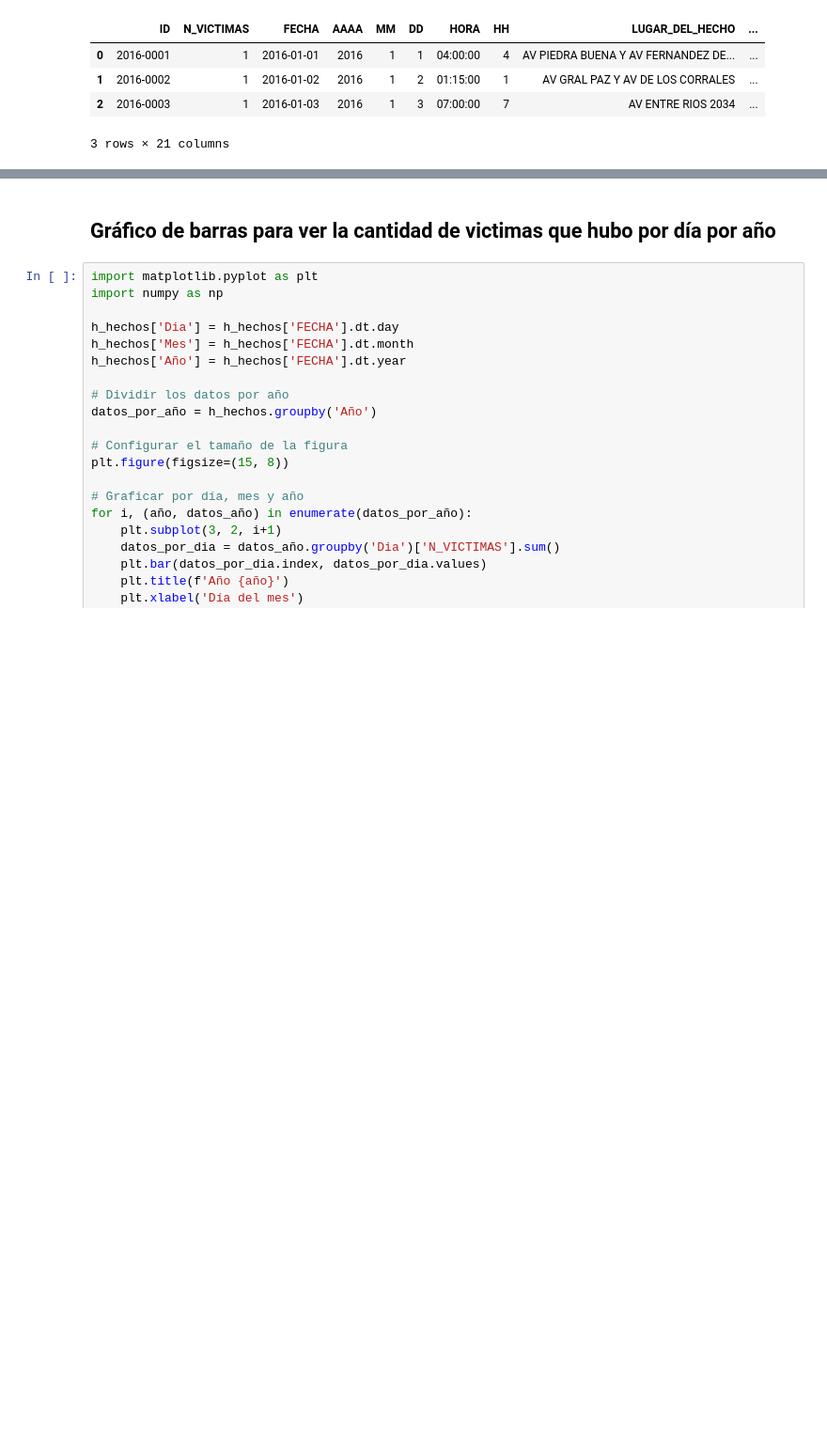
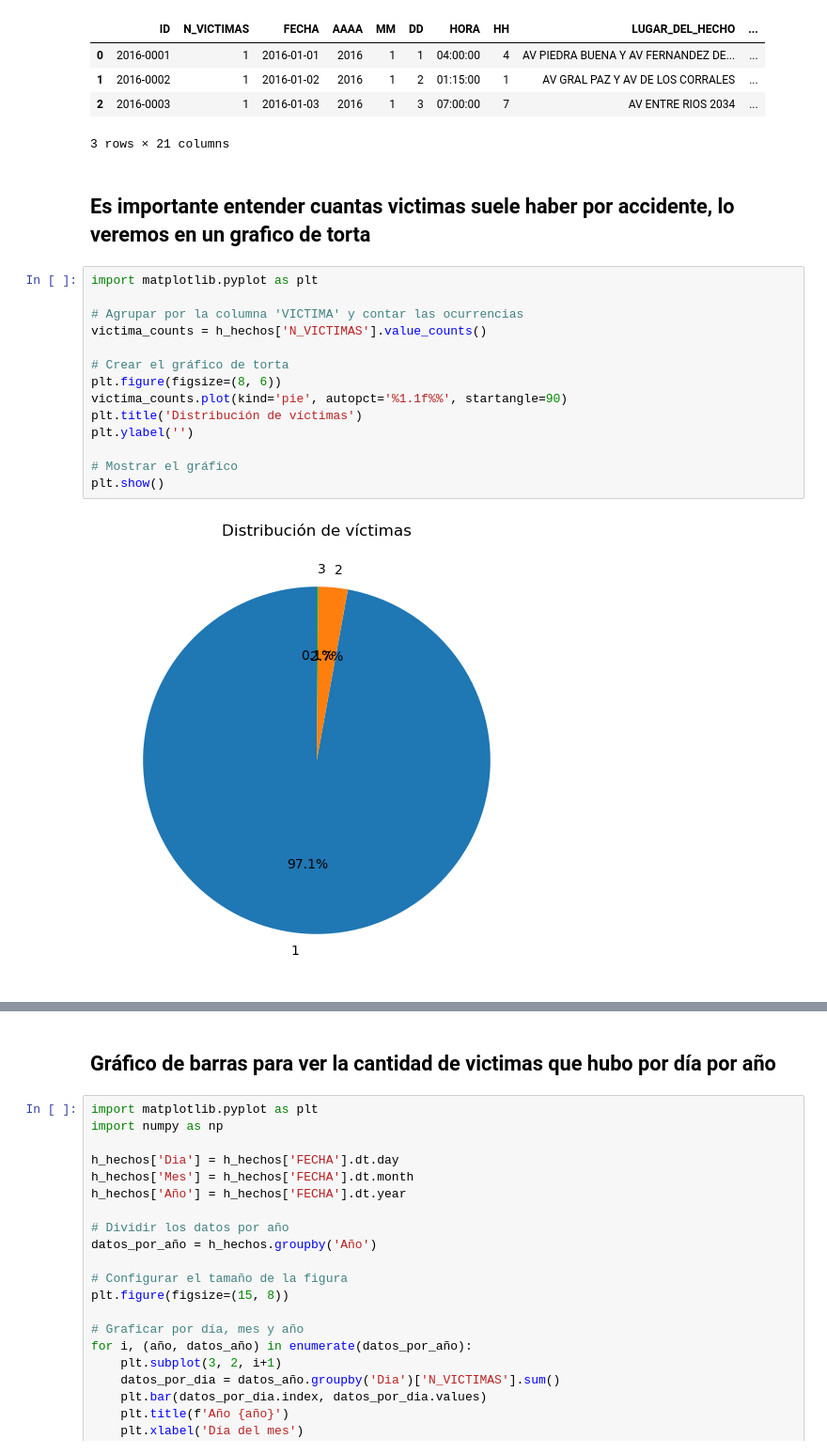
Before and after one commit to EliasIchi/PI2_Henry, a Jupyter notebook: EDA_siniestros viales CABA.ipynb, the cells around one changed output, grey strips where cells are left out. Shown at 94% size. Drawn from its saved outputs; the diff is of its cells as text; blank space fills up the shorter version.

```diff
--- a/EDA_siniestros viales CABA.ipynb
+++ b/EDA_siniestros viales CABA.ipynb
@@ -88,3 +88,21 @@ h_hechos.head(3)
 | 1 | 2016-0002 | 1 | 2016-01-02 | 2016 | 1 | 2 | 01:15:00 | 1 | AV GRAL PAZ Y AV DE LOS CORRALES | ... |
 | 2 | 2016-0003 | 1 | 2016-01-03 | 2016 | 1 | 3 | 07:00:00 | 7 | AV ENTRE RIOS 2034 | ... |
 3 rows × 21 columns
+# %% [markdown]
+## Es importante entender cuantas victimas suele haber por accidente, lo veremos en un grafico de torta
+# %%
+import matplotlib.pyplot as plt
+
+# Agrupar por la columna 'VICTIMA' y contar las ocurrencias
+victima_counts = h_hechos['N_VICTIMAS'].value_counts()
+
+# Crear el gráfico de torta
+plt.figure(figsize=(8, 6))
+victima_counts.plot(kind='pie', autopct='%1.1f%%', startangle=90)
+plt.title('Distribución de víctimas')
+plt.ylabel('')
+
+# Mostrar el gráfico
+plt.show()
+# %% [output]
+[figure, added]
```
Also changed, not shown: parts of 5 cells of this notebook.
